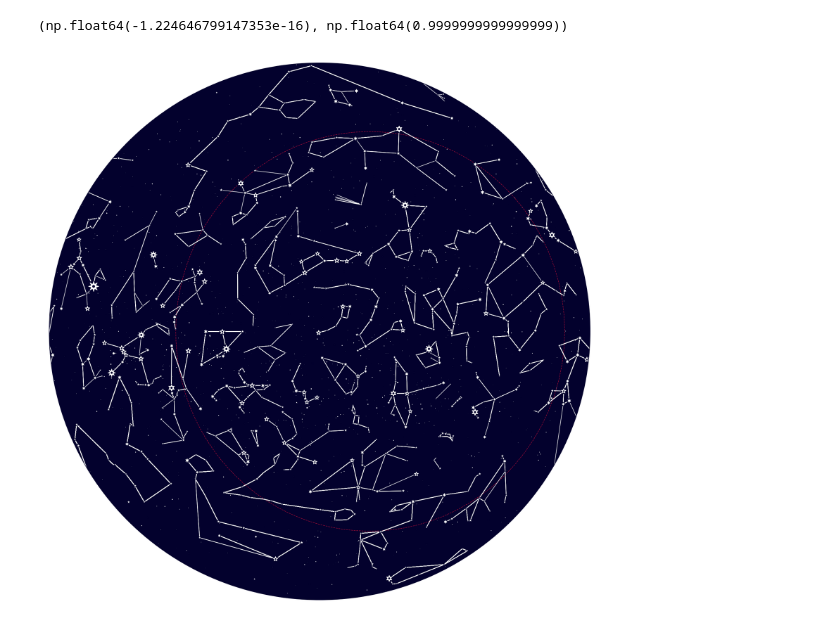
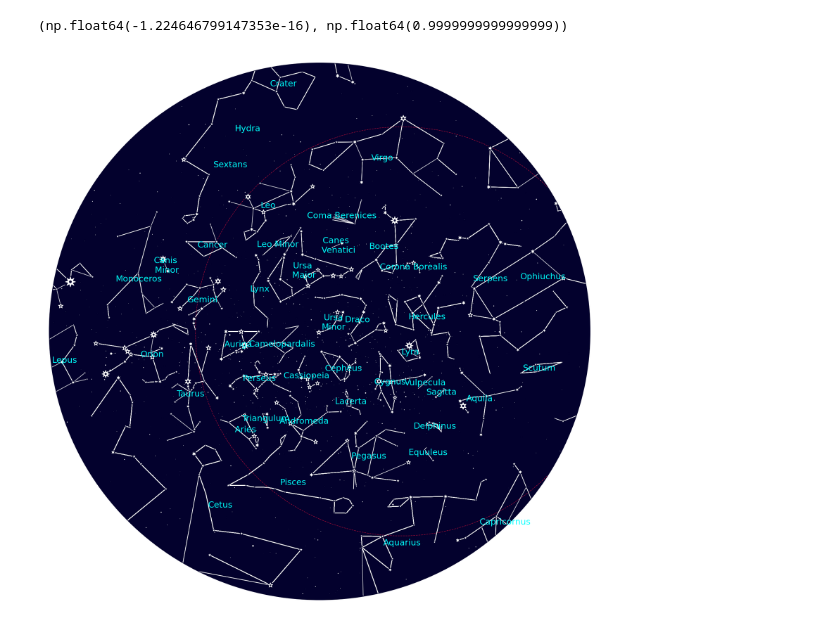
Before and after one commit to Giacomo-Menegatti/HARey_constellations_cards, a Jupyter notebook: astrolabe.ipynb, the cells around one changed output. Saved outputs shown, nothing was run; the diff lists cells and outputs as text; code cells hidden in the pictures.

```diff
--- a/astrolabe.ipynb
+++ b/astrolabe.ipynb
@@ -361,6 +361,6 @@ stereo_polar(180, 0)
 (np.float64(-1.224646799147353e-16), np.float64(0.9999999999999999))
 # %%
 harey.set_limiting_magnitude(5.5)
-harey.polar_map(pole='N', FOV=250, star_size=50, GRID=False, CON_LINES=True, mode='azimuth')
+harey.polar_map(pole='N', FOV=220, GRID=False, CON_LINES=True, mode='stereo', CON_NAMES=True, star_size=50)
 # %% [output]
-[figure, old version]
+[figure, new version]
```
Also changed, not shown: parts of 4 cells of this notebook, 1 other file.
